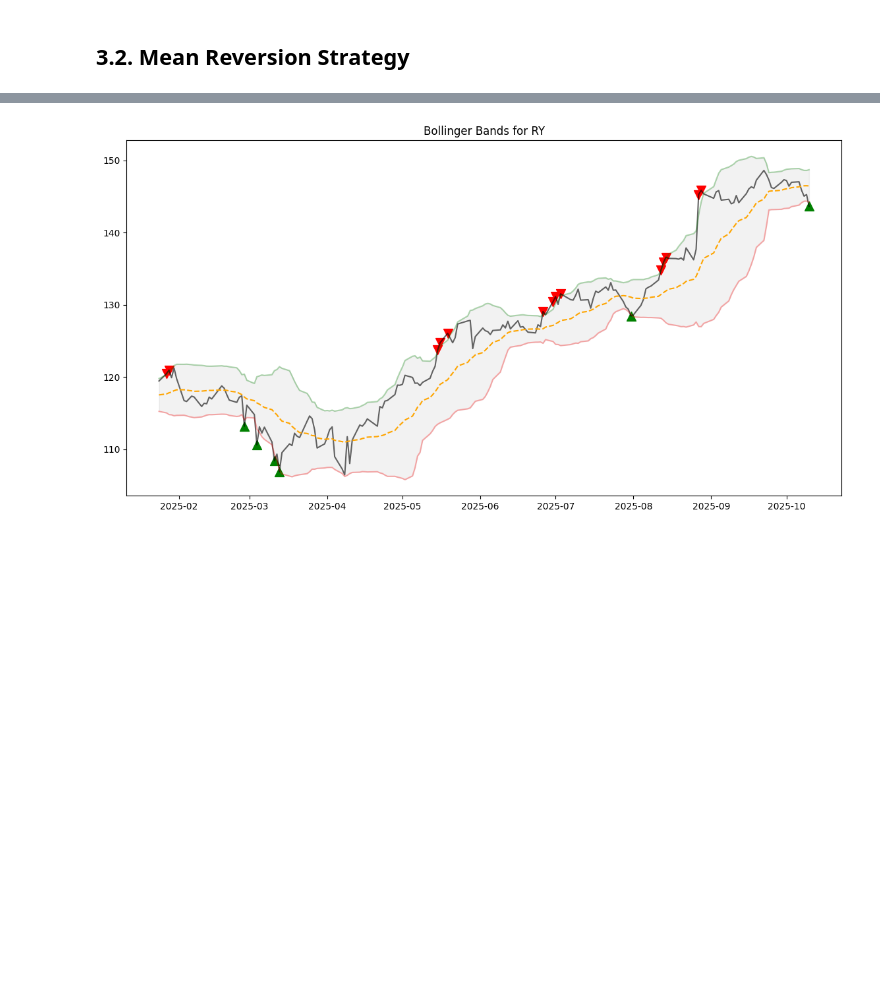
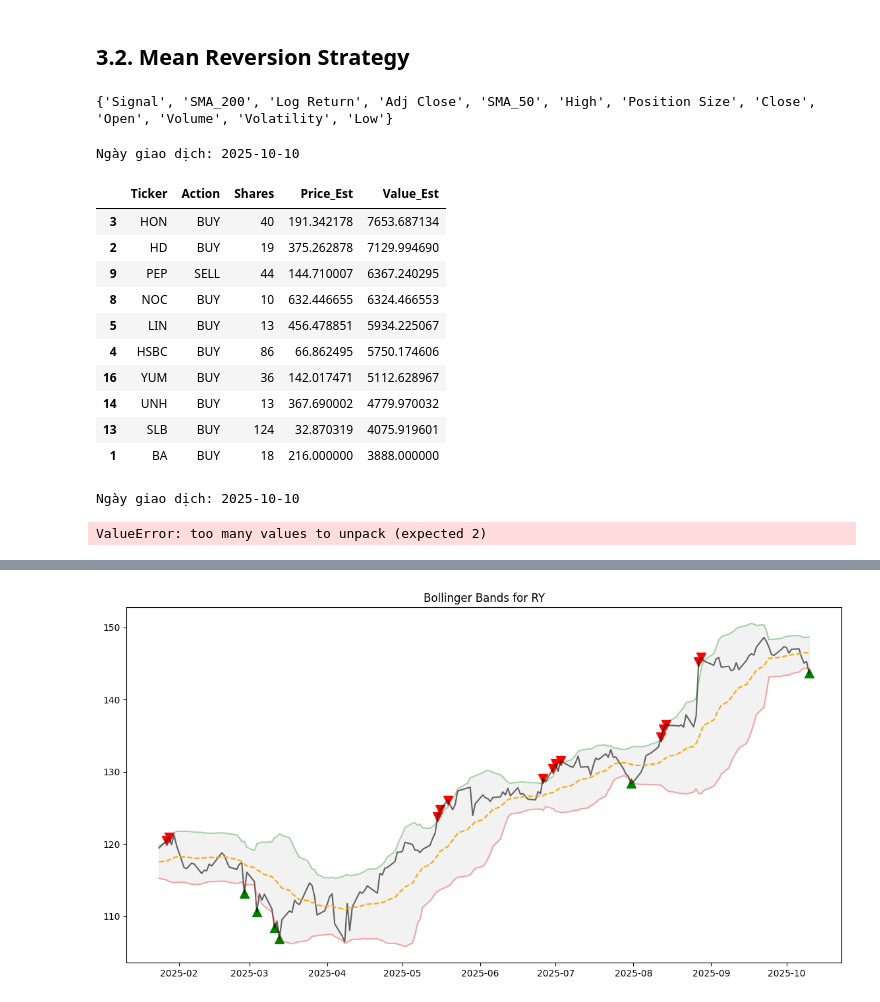
Before and after one commit to buibaongan/CF_Ngan23280071_Dung23280048, a Jupyter notebook: scripts-Final.ipynb, the cells around one changed output, grey strips where cells are left out. Saved outputs shown, nothing was run; the diff lists cells and outputs as text; code cells hidden in the pictures; blank space fills up the shorter version.

```diff
--- a/scripts-Final.ipynb
+++ b/scripts-Final.ipynb
@@ -266,6 +216,32 @@ from trading_strategy import TradingStrategy
+# %%
+print(set(strategy.df.columns.get_level_values(0)))
+# %% [output]
+{'Signal', 'SMA_200', 'Log Return', 'Adj Close', 'SMA_50', 'High', 'Position Size', 'Close', 'Open', 'Volume', 'Volatility', 'Low'}
 # %%
 strategy.mean_reversion_signal()
 strategy.apply_position_sizing()
+# %%
+strategy.get_actions().sort_values(by=['Value_Est'], ascending=False).head(10)
+# %% [output]
+Ngày giao dịch: 2025-10-10
+|  | Ticker | Action | Shares | Price_Est | Value_Est |
+| 3 | HON | BUY | 40 | 191.342178 | 7653.687134 |
+| 2 | HD | BUY | 19 | 375.262878 | 7129.994690 |
+| 9 | PEP | SELL | 44 | 144.710007 | 6367.240295 |
+| 8 | NOC | BUY | 10 | 632.446655 | 6324.466553 |
+| 5 | LIN | BUY | 13 | 456.478851 | 5934.225067 |
+| 4 | HSBC | BUY | 86 | 66.862495 | 5750.174606 |
+| 16 | YUM | BUY | 36 | 142.017471 | 5112.628967 |
+| 14 | UNH | BUY | 13 | 367.690002 | 4779.970032 |
+| 13 | SLB | BUY | 124 | 32.870319 | 4075.919601 |
+| 1 | BA | BUY | 18 | 216.000000 | 3888.000000 |
+# %%
+# Get top long portfolio
+top_long, top_short = strategy.get_top_portfolio(top_n=10)
+top_long
+# %% [output]
+Ngày giao dịch: 2025-10-10
+ValueError: too many values to unpack (expected 2)
 # %%
 mean_reversion_portfolio = strategy.get_top_portfolio(top_n=10)
 mean_reversion_portfolio
```
Also changed, not shown: parts of 17 cells of this notebook, 1 other file.
